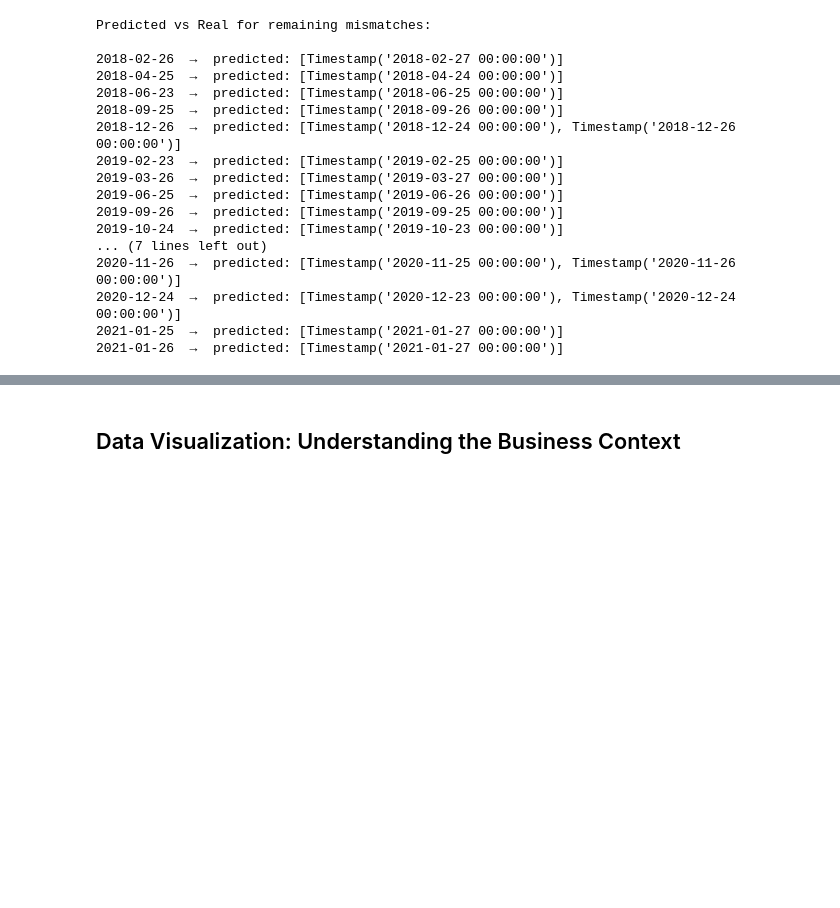
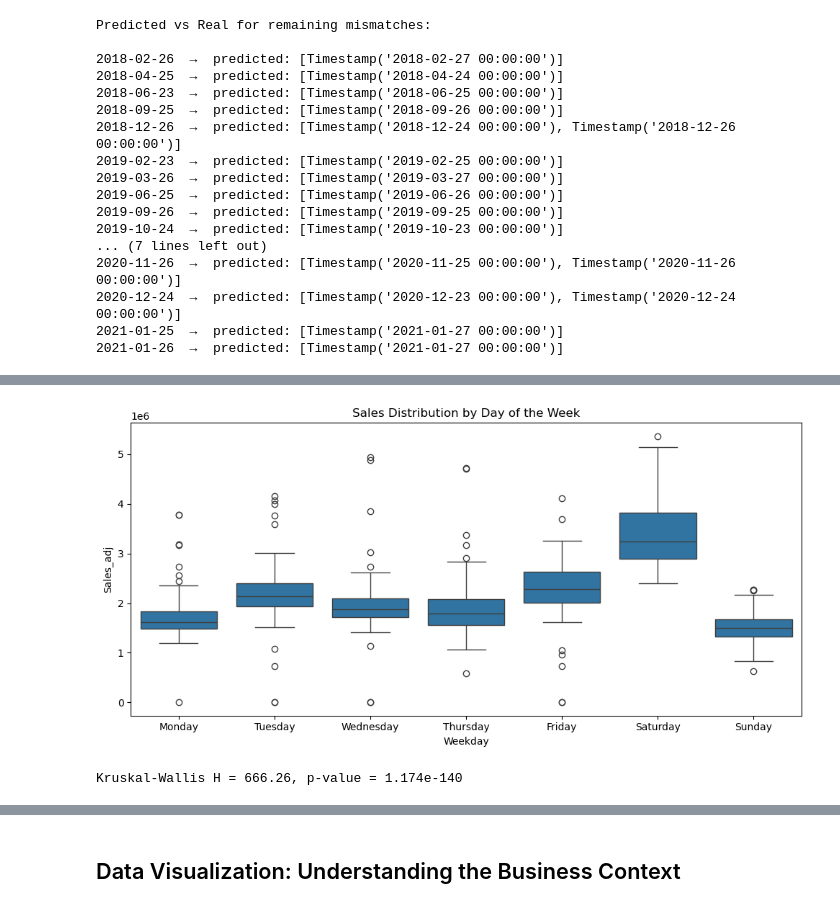
Before and after one commit to RakellM/ASN-DSA-T5, a Jupyter notebook: 33-ST/Homework/Project_1.ipynb, the cells around one changed output, grey strips where cells are left out. Cells and saved outputs as stored; diff of their text form; code cells hidden in the pictures; blank space fills up the shorter version.

```diff
--- a/33-ST/Homework/Project_1.ipynb
+++ b/33-ST/Homework/Project_1.ipynb
@@ -1895,0 +2079,15 @@ Now we have defined clear rules for geting the flags for the future.
+# %%
+df_complete['Weekday'] = df_complete['Date'].dt.day_name()
+weekday_order = ['Monday','Tuesday','Wednesday','Thursday','Friday','Saturday','Sunday']
+
+fig, ax = plt.subplots(figsize=(10, 5))
+sns.boxplot(data=df_complete, x='Weekday', y='Sales_adj', order=weekday_order, ax=ax)
+ax.set_title('Sales Distribution by Day of the Week')
+plt.tight_layout(); plt.show()
+
+groups = [df_complete.loc[df_complete['Weekday'] == d, 'Sales_adj'].dropna() for d in weekday_order]
+stat, p = kruskal(*groups)
+print(f"Kruskal-Wallis H = {stat:.2f}, p-value = {p:.4g}")
+# %% [output]
+[figure, added]
+Kruskal-Wallis H = 666.26, p-value = 1.174e-140
```
Also changed, not shown: parts of 74 cells of this notebook, 1 other file.
